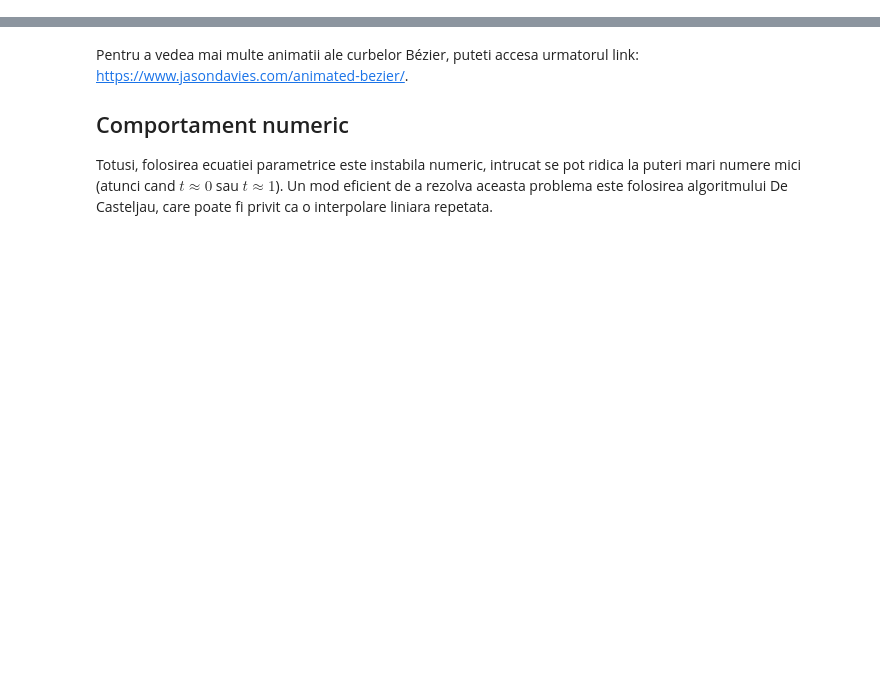
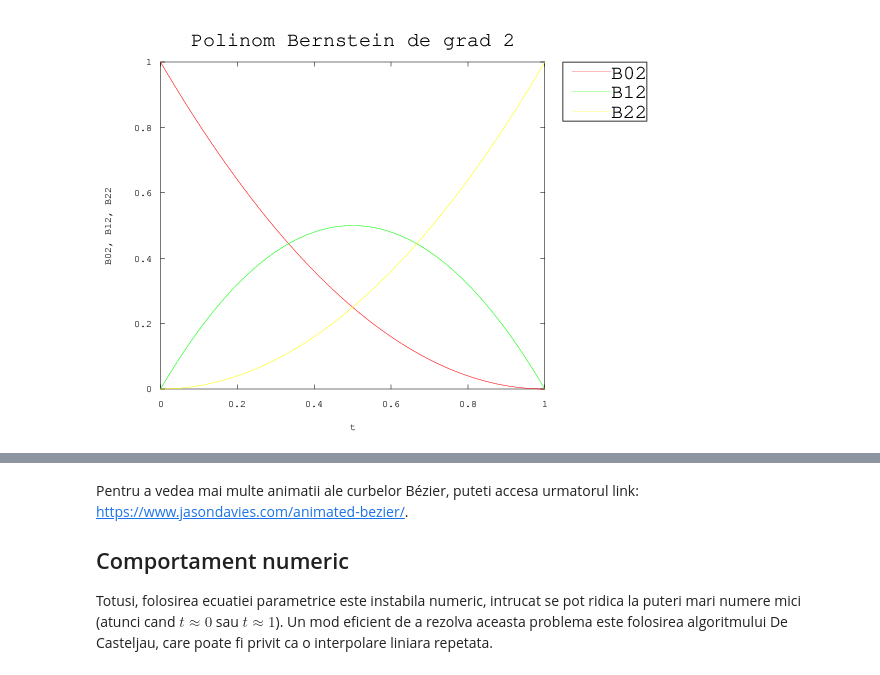
Before and after one commit to adinasm/numerical-methods-labs, a Jupyter notebook: Bezier.ipynb, the cells around one changed output, grey strips where cells are left out. Saved outputs shown, nothing was run; the diff lists cells and outputs as text; code cells hidden in the pictures; blank space fills up the shorter version.

```diff
--- a/Bezier.ipynb
+++ b/Bezier.ipynb
@@ -30,0 +59,22 @@ pentru $i = \overline{0, n}$, unde  $$C_n^i = \frac{n!}{i!\cdot  (n-i)!}$$
+# %%
+t = linspace(0, 1, 100);
+
+B02 = (1 - t) .^ 2;
+plot(t, B02, "r");
+hold on;
+
+B12 = 2 * t .* (1 - t);
+plot(t, B12, "g");
+hold on;
+
+B22 = t .^ 2;
+plot(t, B22, "y");
+
+title ("Polinom Bernstein de grad 2", "fontsize", 20);
+xlabel("t");
+ylabel("B02, B12, B22");
+h = legend ("B02", "B12", "B22");
+legend (h, "location", "northeastoutside");
+set (h, "fontsize", 20);
+# %% [output]
+[figure, added]
```
Also changed, not shown: parts of 14 cells of this notebook.
